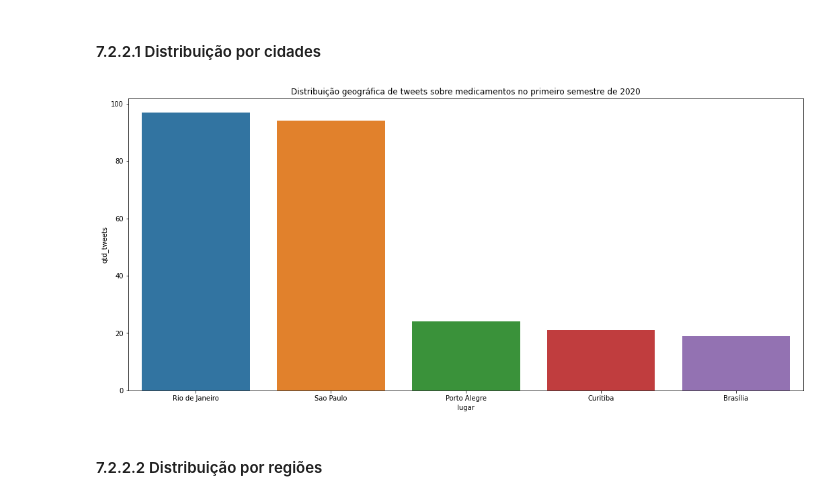
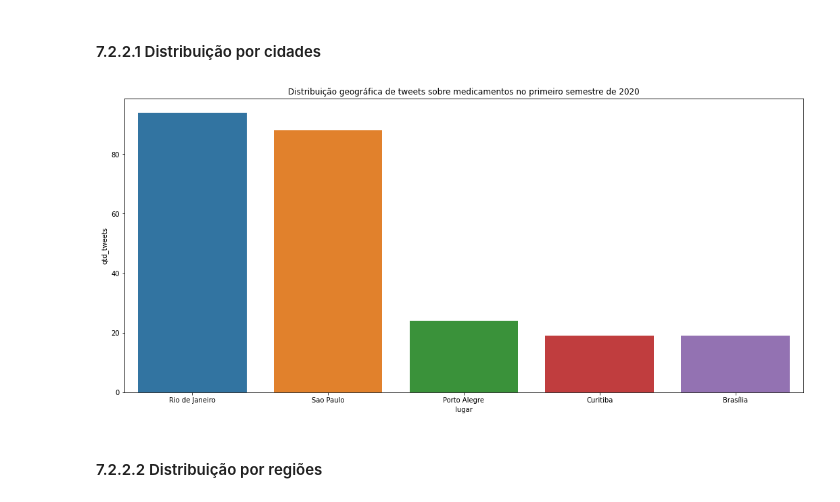
Before and after one commit to patricktapajos/ex-python-ds, a Jupyter notebook: work_covid19_tweets.ipynb, the cells around one changed output. Drawn from its saved outputs; the diff is of its cells as text; code cells hidden in the pictures.

```diff
--- a/work_covid19_tweets.ipynb
+++ b/work_covid19_tweets.ipynb
@@ -554,0 +513,3 @@ plt.show()
+# %%
+municipios_dict = {unidecode.unidecode(municipio['nome']).lower(): municipio for municipio in Municipios().json()}
+print(municipios_dict)
@@ -554,0 +520,14 @@ plt.show()
+# %%
+def getEstado(municipio):
+  municipio = unidecode.unidecode(municipio).lower()
+  if municipio in municipios_dict.keys():
+    return municipios_dict[municipio]['microrregiao']['mesorregiao']['UF']['nome']
+  else:
+    return 'outros'
+
+def getRegiao(municipio):
+  municipio = unidecode.unidecode(municipio).lower()
+  if municipio in municipios_dict.keys():
+    return municipios_dict[municipio]['microrregiao']['mesorregiao']['UF']['regiao']['nome']
+  else:
+    return 'outros'
@@ -554,0 +540,10 @@ plt.show()
+# %%
+
+duvidas_local = duvidas_db.copy(deep=True)
+duvidas_local = duvidas_local.loc[duvidas_local['pais'] == 'Brazil']
+duvidas_local.dropna(subset=['lugar'], inplace=True)
+
+duvidas_local['estado'] = [getEstado(cidade) for cidade in duvidas_local['lugar']]
+duvidas_local['regiao'] = [getRegiao(cidade) for cidade in duvidas_local['lugar']]
+
+duvidas_local
@@ -624,19 +687,19 @@ ax = sns.barplot(x="lugar", y="qtd_tweets", data=df_place_doencas.iloc[0:5])
 # %% [markdown]
 #### 7.2.2.1 Distribuição por cidades
 # %%
-df_place_med = gen_df_by_search(duvidas_db, Tema.MEDICAMENTOS, 'temas')
-df_place_med = df_place_med.groupby(["lugar"]).agg(
+df_cidade_med = gen_df_by_search(duvidas_local, Tema.MEDICAMENTOS, 'temas')
+df_cidade_med = df_cidade_med.groupby(["lugar"]).agg(
     qtd_tweets=pd.NamedAgg(column="lugar", aggfunc="count")
 )
-df_place_med.sort_values(by=['qtd_tweets'], ascending=False, inplace=True)
-df_place_med.reset_index(inplace=True)
+df_cidade_med.sort_values(by=['qtd_tweets'], ascending=False, inplace=True)
+df_cidade_med.reset_index(inplace=True)
 # %%
 dims = (18, 8)
 fig, ax = plt.subplots(figsize=dims)
 ax.set_title('Distribuição geográfica de tweets sobre medicamentos no primeiro semestre de 2020')
-ax = sns.barplot(x="lugar", y="qtd_tweets", data=df_place_med.iloc[0:5])
+ax = sns.barplot(x="lugar", y="qtd_tweets", data=df_cidade_med.iloc[0:5])
 # %% [output]
-[figure, old version]
+[figure, new version]
 # %%
 #TODO Verificar distribuição temporal por cidade
 # %% [markdown]
```
Also changed, not shown: parts of 50 cells of this notebook.
